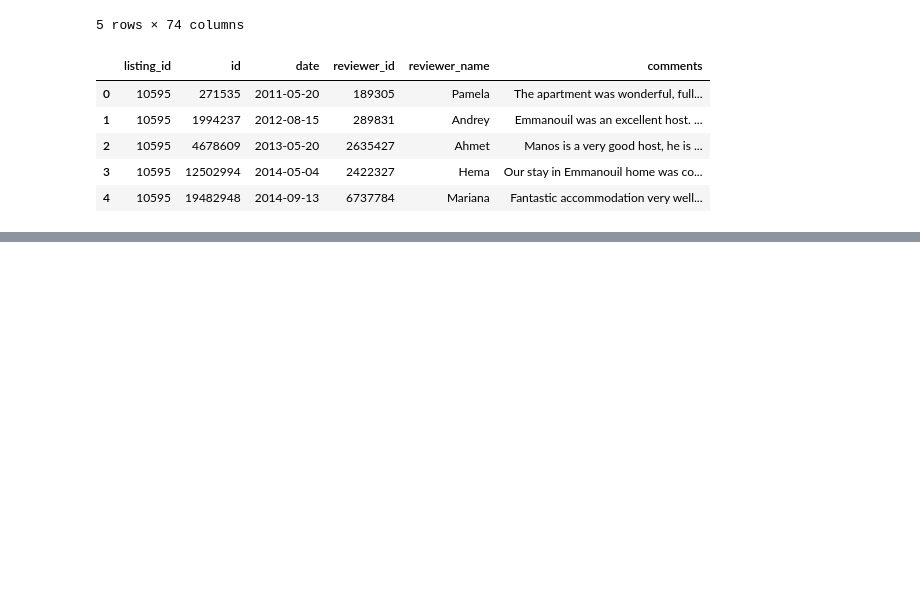
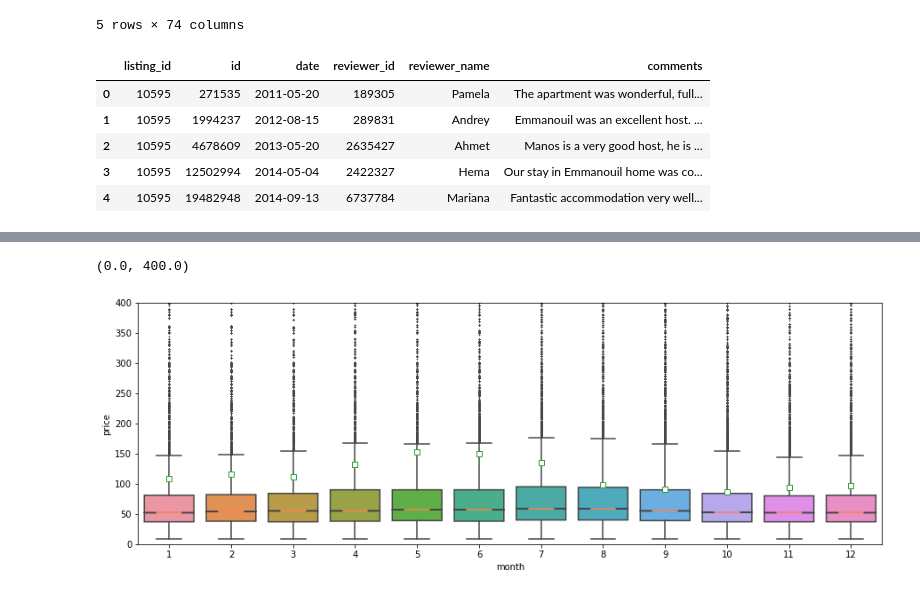
Before and after one commit to Mahi0411/Athens-Airbnb, a Jupyter notebook: Athens Airbnb.ipynb, the cells around one changed output, grey strips where cells are left out. Cells and saved outputs as stored; diff of their text form; code cells hidden in the pictures; blank space fills up the shorter version.

```diff
--- a/Athens Airbnb.ipynb
+++ b/Athens Airbnb.ipynb
@@ -58,0 +202,18 @@ memory usage: 187.9+ MB
+# %%
+# step 2: EDA and data visualization
+# PS: `cond` is stand for condition
+avail_listing_cond = calendar['available'] == 1  # select all available listing
+avail_listing_df = calendar.loc[avail_listing_cond, :]
+
+# 2_1 Question 1: demonstrate the price distribution of each month, including the
+# average price, max/min price, and other metrics.
+
+
+ax2_1 = sns.boxplot(data=avail_listing_df, x='month', y='price', fliersize=1, showmeans=True,
+                    flierprops={"marker": "x"}, medianprops={"color": "coral"}, notch=True,
+                    meanprops={"marker": "s", "markerfacecolor": "white"})
+ax2_1.set_xticklabels(ax2_1.get_xticklabels())
+ax2_1.set_ylim(0, 400)
+# %% [output]
+(0.0, 400.0)
+[figure, added]
```
Also changed, not shown: parts of 79 cells of this notebook.
